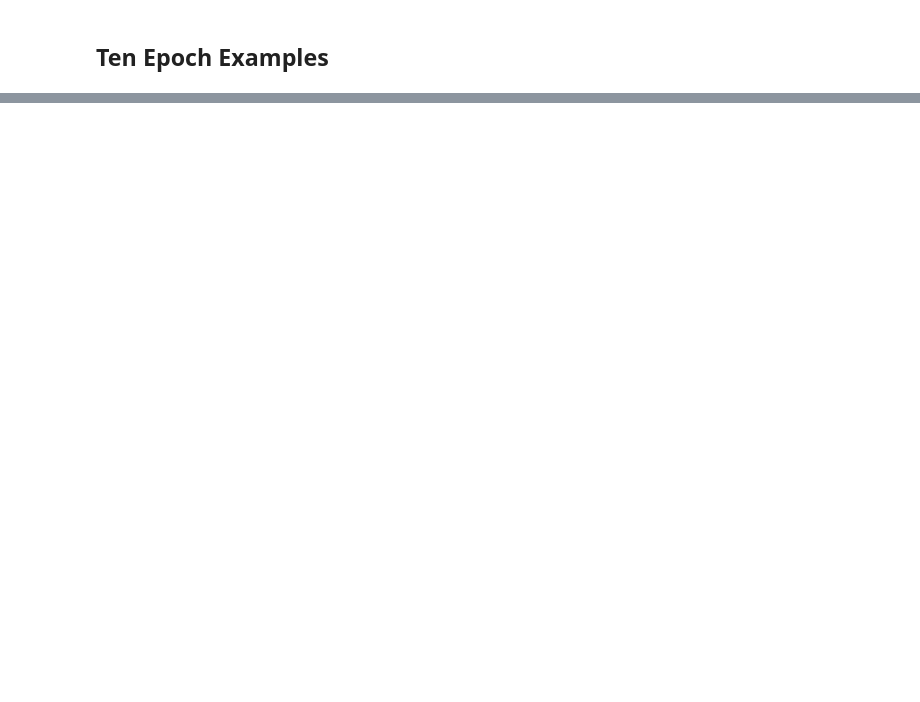
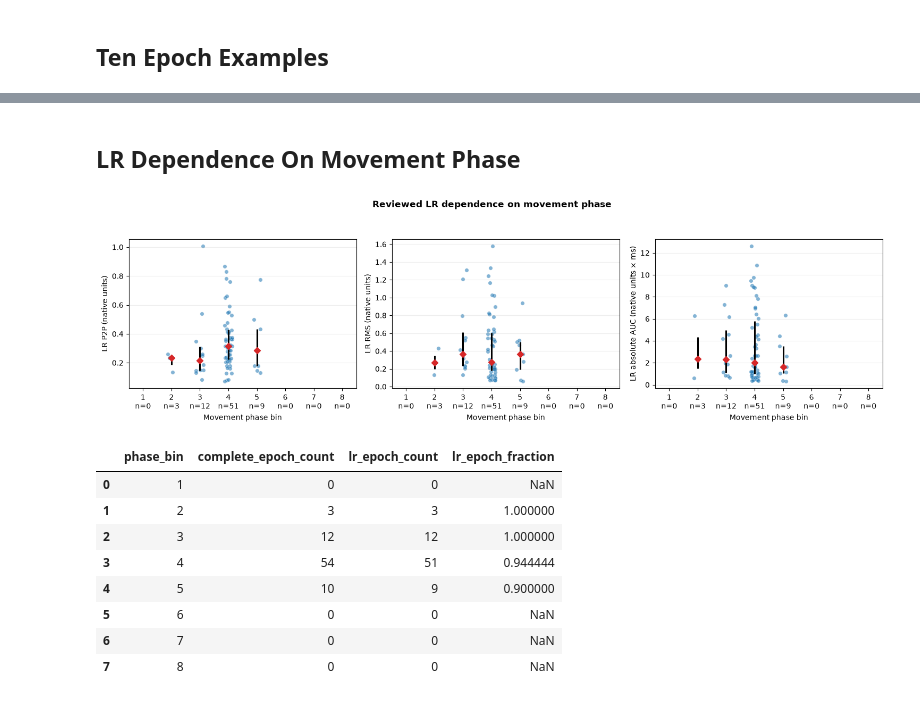
Before and after one commit to violaxanthin/emg-lr-segmentation, a Jupyter notebook: notebooks/movement_phase_analysis_4.ipynb, the cells around one changed output, grey strips where cells are left out. Cells and saved outputs as stored; diff of their text form; code cells hidden in the pictures; blank space fills up the shorter version.

```diff
--- a/notebooks/movement_phase_analysis_4.ipynb
+++ b/notebooks/movement_phase_analysis_4.ipynb
@@ -907,0 +947,68 @@ else:
+# %% [markdown]
+## LR Dependence On Movement Phase
+# %%
+lr_phase_specs = [
+    ("p2p_amplitude", "LR P2P", "native units"),
+    ("rms", "LR RMS", "native units"),
+    ("auc_abs", "LR absolute AUC", "native units × ms"),
+]
+lr_phase_figure, axes = plt.subplots(1, 3, figsize=(15, 4.4), squeeze=False)
+rng = np.random.default_rng(0)
+phase_counts = (
+    strongest_lr_by_stimulus["phase_bin"].value_counts()
+    .reindex(phase_bin_labels, fill_value=0).astype(int)
+)
+for ax, (metric, ylabel, unit) in zip(axes[0], lr_phase_specs):
+    for phase_bin in phase_bin_labels:
+        values = pd.to_numeric(
+            strongest_lr_by_stimulus.loc[
+                strongest_lr_by_stimulus["phase_bin"].eq(phase_bin), metric
+            ],
+            errors="coerce",
+        ).dropna().to_numpy()
+        if not len(values):
+            continue
+        jitter = rng.uniform(-0.14, 0.14, size=len(values))
+        ax.scatter(
+            phase_bin + jitter, values, color="tab:blue", alpha=0.55, s=28,
+            edgecolor="white", linewidth=0.35,
+        )
+        q25, median, q75 = np.percentile(values, [25, 50, 75])
+        ax.vlines(phase_bin, q25, q75, color="black", linewidth=2.2, zorder=4)
+        ax.scatter(
+            phase_bin, median, color="tab:red", marker="D", s=38, zorder=5
+        )
+    labels = [
+        f"{phase_bin}\nn={phase_counts.loc[phase_bin]}"
+        for phase_bin in phase_bin_labels
+    ]
+    ax.set_xticks(phase_bin_labels, labels=labels)
+    ax.set(
+        xlabel="Movement phase bin",
+        ylabel=f"{ylabel} ({unit})",
+    )
+    ax.set_xlim(0.5, n_phase_bins + 0.5)
+    ax.grid(axis="y", alpha=0.22)
+lr_phase_figure.suptitle(
+    "Reviewed LR dependence on movement phase", weight="bold"
+)
+lr_phase_figure.tight_layout(rect=[0, 0, 1, 0.92])
+lr_phase_figure.savefig(
+    figures_output_dir / "notebook4_lr_dependence_on_phase.png",
+    dpi=180, bbox_inches="tight",
+)
+plt.show()
+
+display(phase_coverage_summary)
+display(phase_metric_summary)
+# %% [output]
+[figure, added]
+|  | phase_bin | complete_epoch_count | lr_epoch_count | lr_epoch_fraction |
+| 0 | 1 | 0 | 0 | NaN |
+| 1 | 2 | 3 | 3 | 1.000000 |
+| 2 | 3 | 12 | 12 | 1.000000 |
+| 3 | 4 | 54 | 51 | 0.944444 |
+| 4 | 5 | 10 | 9 | 0.900000 |
+| 5 | 6 | 0 | 0 | NaN |
+| 6 | 7 | 0 | 0 | NaN |
+| 7 | 8 | 0 | 0 | NaN |
```
Also changed, not shown: parts of 26 cells of this notebook, 2 other files.
